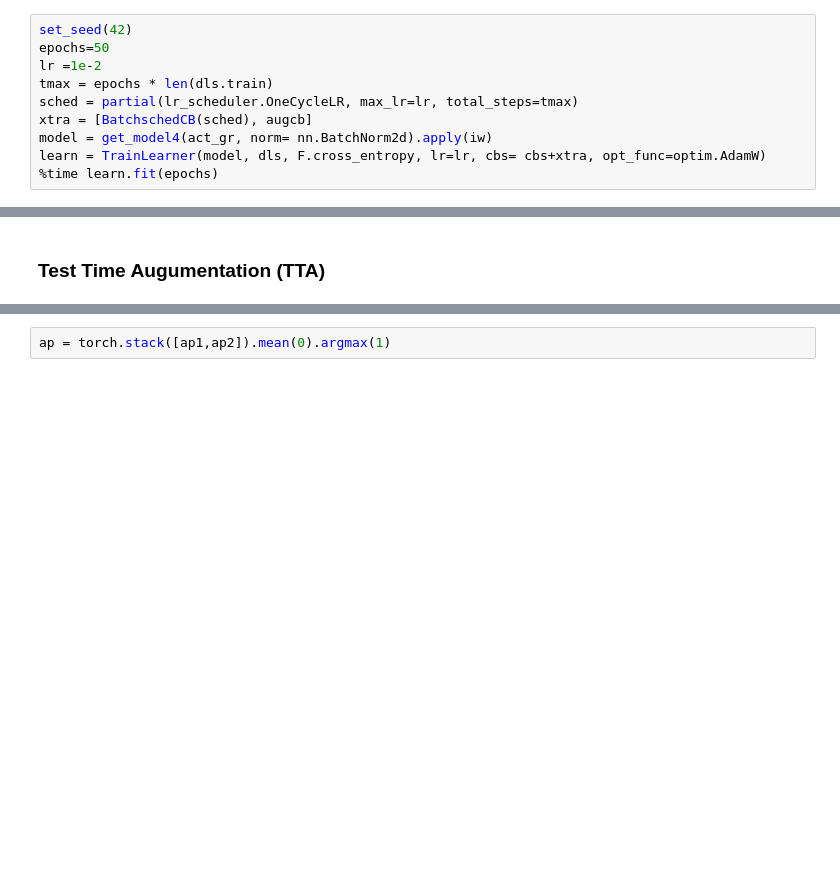
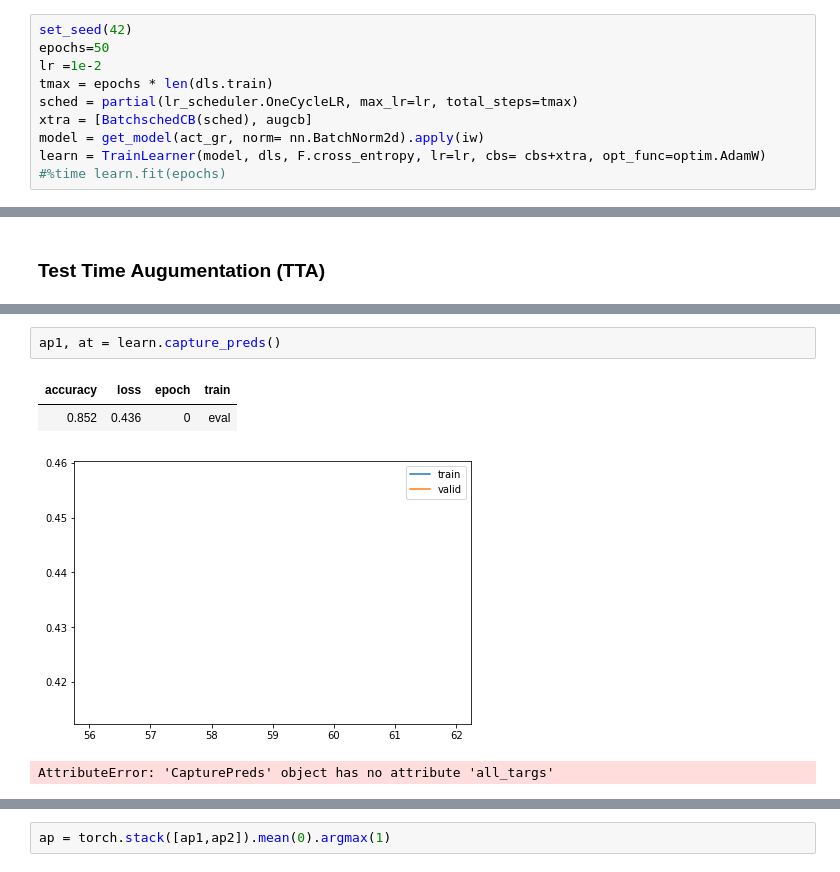
Before and after one commit to mtm-007/Deep-Learing-from-the-foundation-and-GEN_AI, a Jupyter notebook: augumentation.ipynb, the cells around one changed output, grey strips where cells are left out. Saved outputs shown, nothing was run; the diff lists cells and outputs as text; blank space fills up the shorter version.

```diff
--- a/augumentation.ipynb
+++ b/augumentation.ipynb
@@ -376,6 +369,6 @@ lr =1e-2
 tmax = epochs * len(dls.train)
 sched = partial(lr_scheduler.OneCycleLR, max_lr=lr, total_steps=tmax)
 xtra = [BatchschedCB(sched), augcb]
-model = get_model4(act_gr, norm= nn.BatchNorm2d).apply(iw)
+model = get_model(act_gr, norm= nn.BatchNorm2d).apply(iw)
 learn = TrainLearner(model, dls, F.cross_entropy, lr=lr, cbs= cbs+xtra, opt_func=optim.AdamW)
-%time learn.fit(epochs)
+#%time learn.fit(epochs)
@@ -423,3 +407,10 @@ class CapturePreds(callback):
+# %%
+ap1, at = learn.capture_preds()
+# %% [output]
+| accuracy | loss | epoch | train |
+| 0.852 | 0.436 | 0 | eval |
+[figure, added]
+AttributeError: 'CapturePreds' object has no attribute 'all_targs'
 # %%
 cp = CapturePreds()
 learn.fit(train=False,cbs=cp)
```
Also changed, not shown: parts of 35 cells of this notebook.
